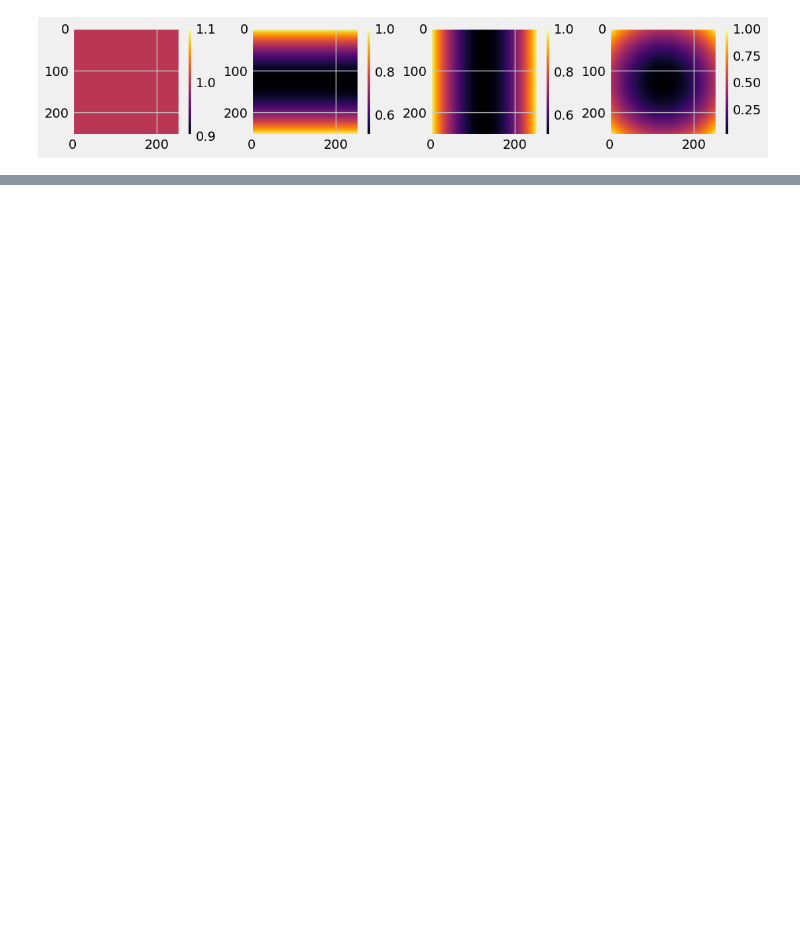
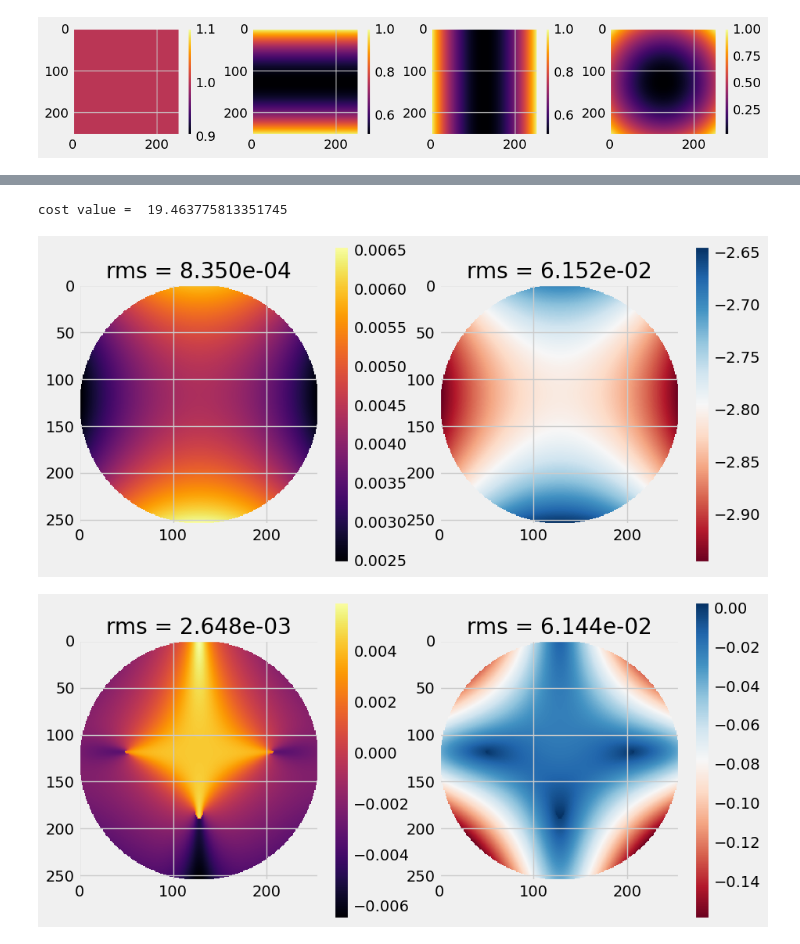
Before and after one commit to Jashcraf/tfoptym, a Jupyter notebook: test_jax.ipynb, the cells around one changed output, grey strips where cells are left out. Drawn from its saved outputs; the diff is of its cells as text; code cells hidden in the pictures; blank space fills up the shorter version.

```diff
--- a/test_jax.ipynb
+++ b/test_jax.ipynb
@@ -219,0 +340,27 @@ Array([1.e-10, 1.e-10, 1.e-10, 1.e-10, 1.e-10, 1.e-10, 1.e-10, 1.e-10,
+# %%
+print('cost value = ',cost)
+Do,Ro,T = compute_diattenuation_retardance_transmission(jones)
+dlist = [Do,Ro]
+cmap = ['inferno','RdBu','bone']
+plt.figure(figsize=[15,5])
+for i,(data,cm) in enumerate(zip(dlist,cmap)):
+    plt.subplot(1,3,i+1)
+    plt.title(f'rms = {np.std(data):.3e}')
+    plt.imshow(data*mask/mask,cmap=cm)
+    plt.colorbar()
+plt.show()
+
+D,R,T = compute_diattenuation_retardance_transmission(J)
+dlist = [D,R]
+cmap = ['inferno','RdBu','bone']
+plt.figure(figsize=[15,5])
+for i,(data,cm) in enumerate(zip(dlist,cmap)):
+    plt.subplot(1,3,i+1)
+    plt.title(f'rms = {np.std(data):.3e}')
+    plt.imshow(data*mask/mask,cmap=cm)
+    plt.colorbar()
+plt.show()
+# %% [output]
+cost value =  19.463775813351745
+[figure, added]
+[figure, added]
```
Also changed, not shown: parts of 12 cells of this notebook, 2 other files.
